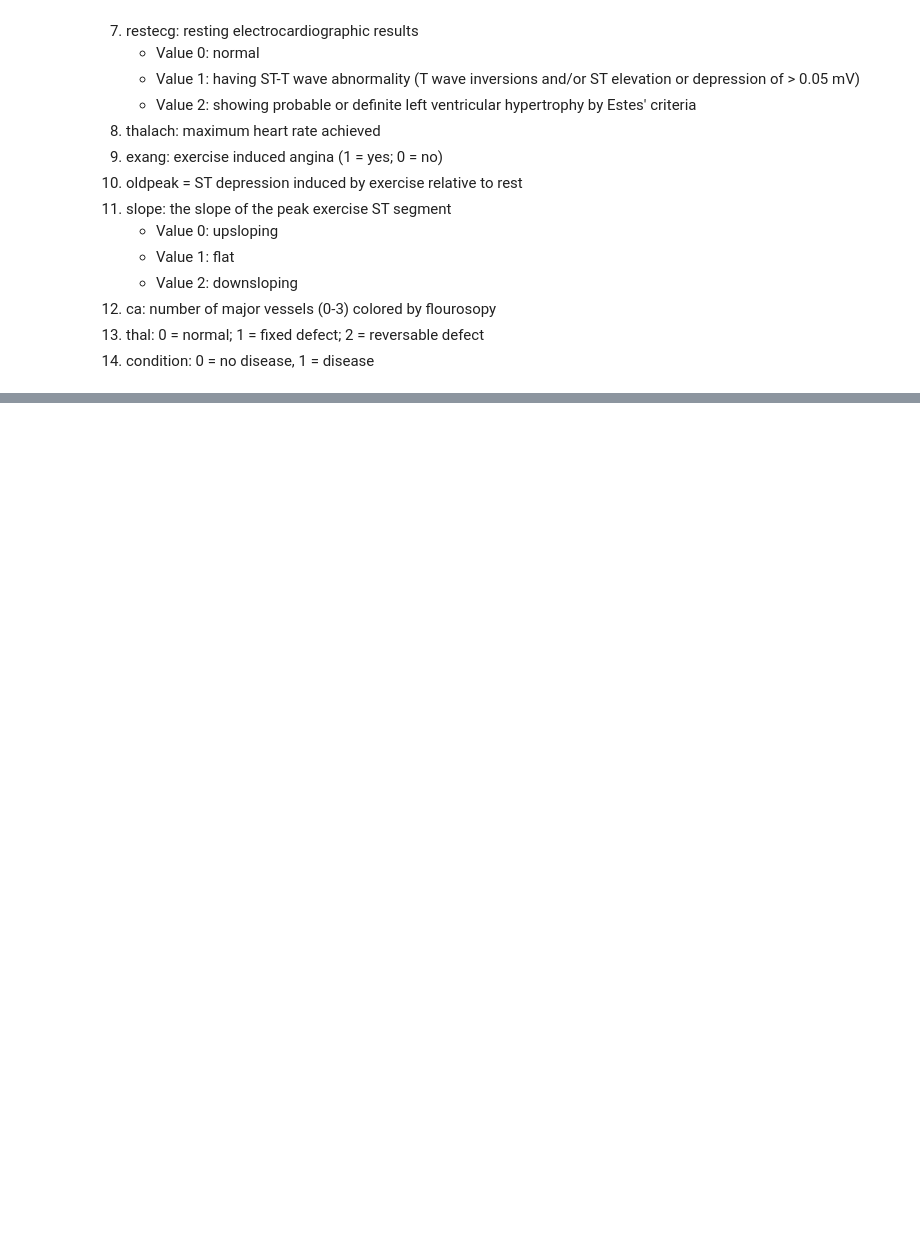
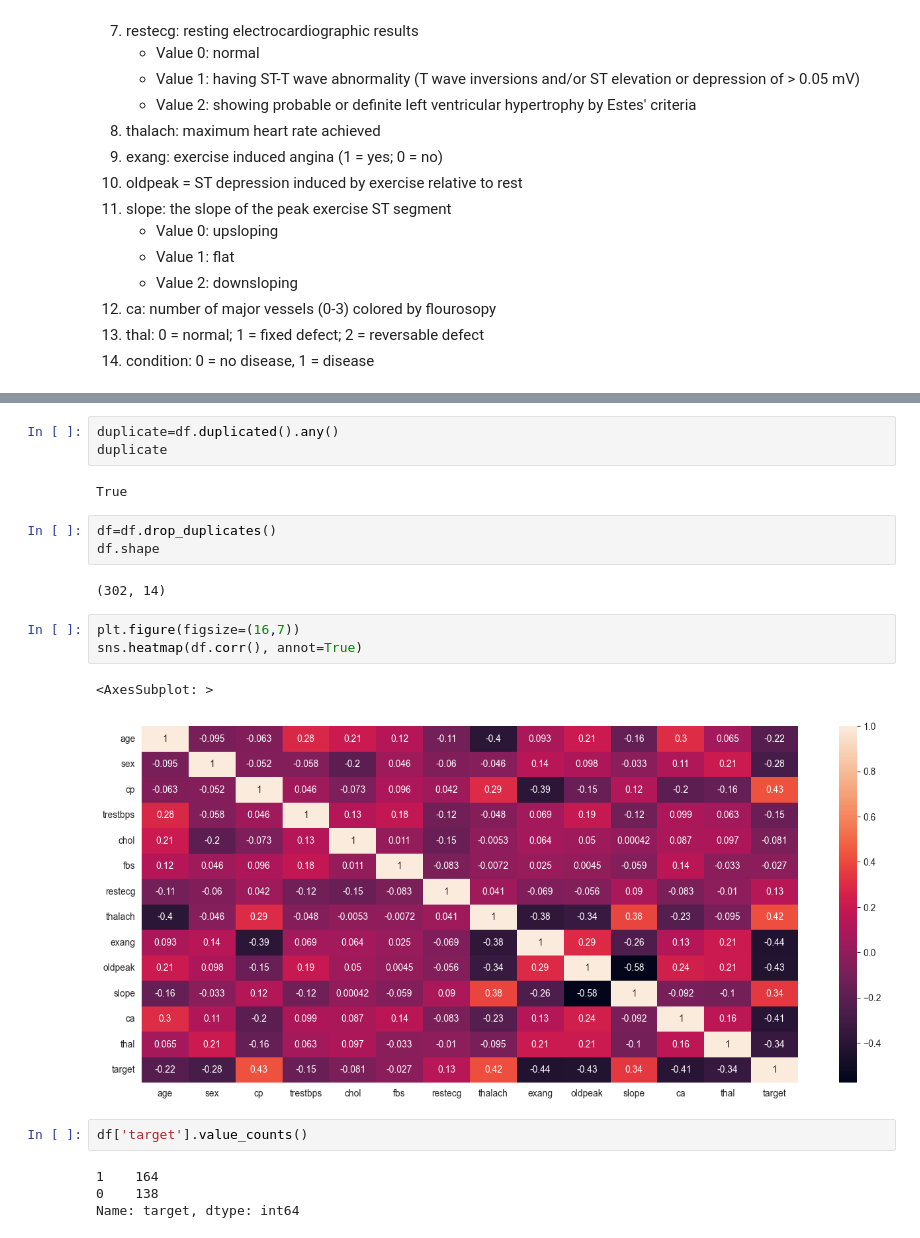
Before and after one commit to surabhi-raghavan/Heart-Disease-Prediction, a Jupyter notebook: heart_disease.ipynb, the cells around one changed output, grey strips where cells are left out. Drawn from its saved outputs; the diff is of its cells as text; blank space fills up the shorter version.

```diff
--- a/heart_disease.ipynb
+++ b/heart_disease.ipynb
@@ -75,0 +118,22 @@ dtype: object
+# %%
+duplicate=df.duplicated().any()
+duplicate
+# %% [output]
+True
+# %%
+df=df.drop_duplicates()
+df.shape
+# %% [output]
+(302, 14)
+# %%
+plt.figure(figsize=(16,7))
+sns.heatmap(df.corr(), annot=True)
+# %% [output]
+<AxesSubplot: >
+[figure, added]
+# %%
+df['target'].value_counts()
+# %% [output]
+1    164
+0    138
+Name: target, dtype: int64
```
Also changed, not shown: parts of 16 cells of this notebook, 2 other files.
